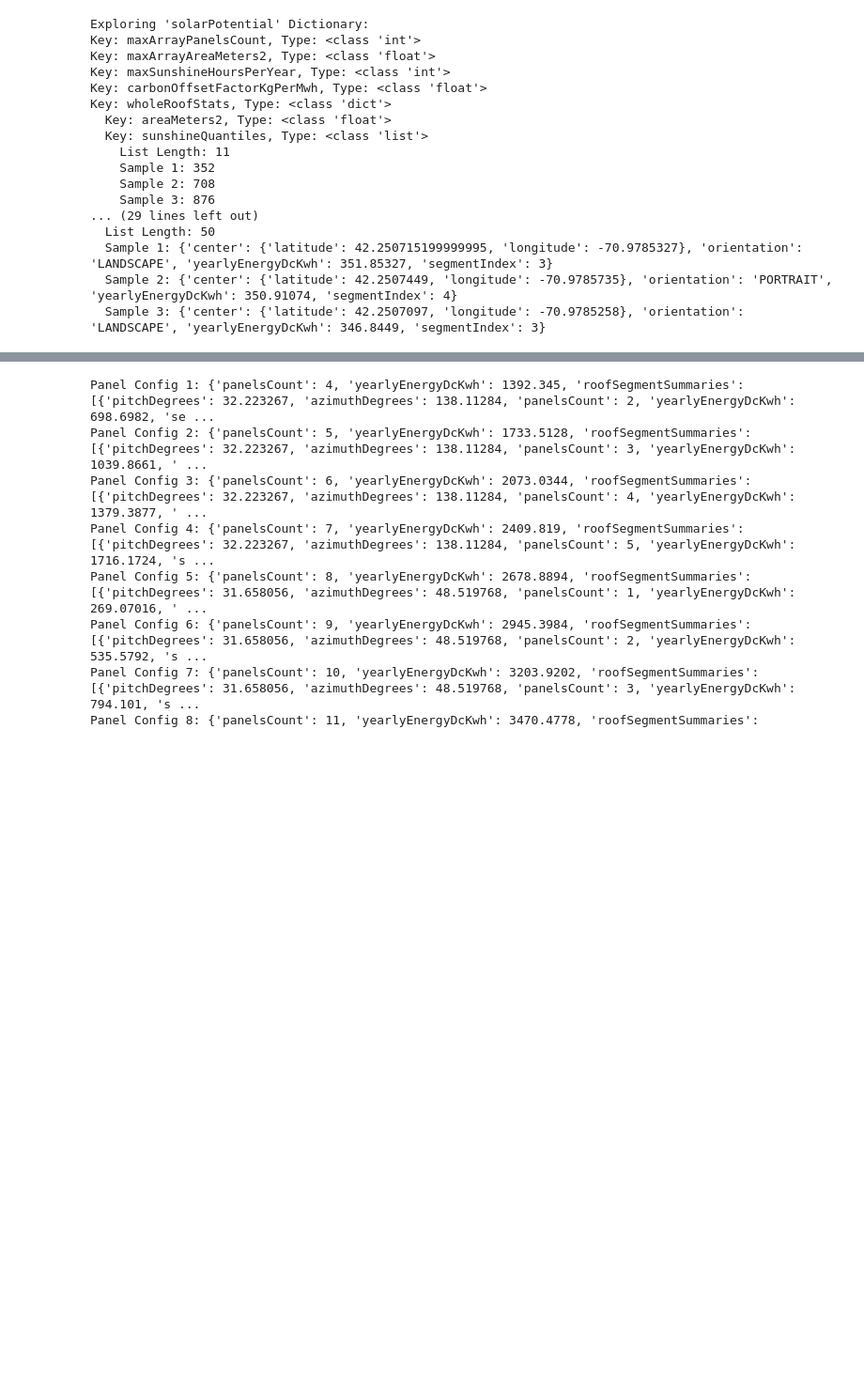
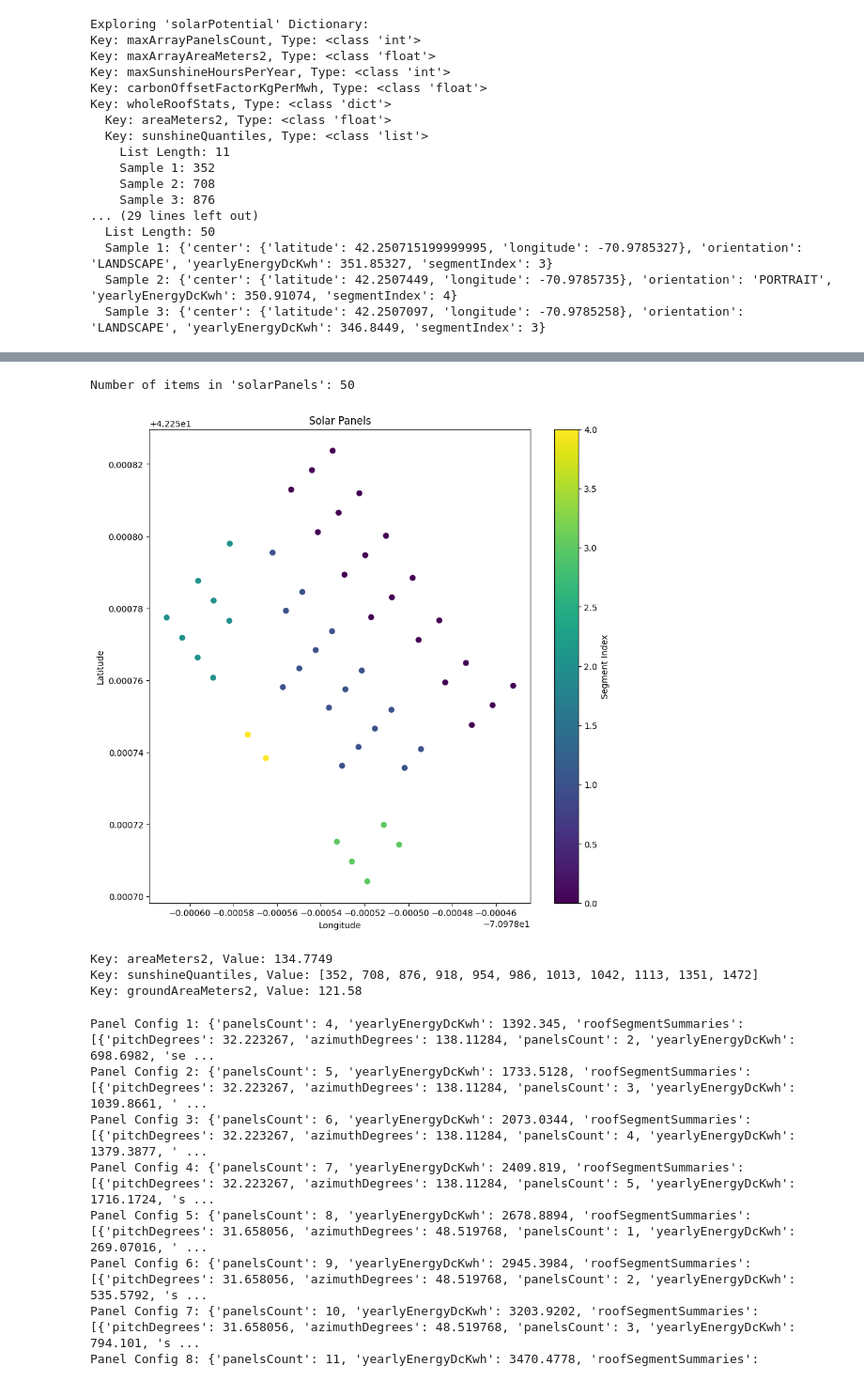
Before and after one commit to momova97/Solar_project, a Jupyter notebook: finance_solar.ipynb, the cells around one changed output, grey strips where cells are left out. Shown: that part at 94% size. Cells and saved outputs as stored; diff of their text form; code cells hidden in the pictures; blank space fills up the shorter version.

```diff
--- a/finance_solar.ipynb
+++ b/finance_solar.ipynb
@@ -164,3 +140,15 @@ Key: wholeRoofStats, Type: <class 'dict'>
   Sample 1: {'center': {'latitude': 42.250715199999995, 'longitude': -70.9785327}, 'orientation': 'LANDSCAPE', 'yearlyEnergyDcKwh': 351.85327, 'segmentIndex': 3}
   Sample 2: {'center': {'latitude': 42.2507449, 'longitude': -70.9785735}, 'orientation': 'PORTRAIT', 'yearlyEnergyDcKwh': 350.91074, 'segmentIndex': 4}
   Sample 3: {'center': {'latitude': 42.2507097, 'longitude': -70.9785258}, 'orientation': 'LANDSCAPE', 'yearlyEnergyDcKwh': 346.8449, 'segmentIndex': 3}
+# %%
+# Extract 'solarPanels' list from the main 'data' dictionary
+solar_panels_data = solarPotential_data.get('solarPanels', [])
+
+# Print the number of items in the list
+print(f"Number of items in 'solarPanels': {len(solar_panels_data)}")
+
+# Loop through a few samples in the list to understand its layout
+for i, sample in enumerate(solar_panels_data):  # Adjust the slice for more or fewer samples
+    print(f"\nSample {i+1}:")
+    for key, value in sample.items():
+        print(f"  Key: {key}, Value: {value}, Type: {type(value).__name__}")
@@ -167,3 +173,58 @@ Key: wholeRoofStats, Type: <class 'dict'>
+# %%
+import matplotlib.pyplot as plt
+
+# Initialize an empty list to store the solar panels data
+solar_panels_data = []
+
+# Extract 'solarPanels' list from the main 'data' dictionary
+solar_panels_list = solarPotential_data.get('solarPanels', [])
+
+# Loop through the list to construct solar_panels_data
+for sample in solar_panels_list:
+    sample_dict = {
+        'center': sample.get('center', {}),
+        'orientation': sample.get('orientation', ''),
+        'yearlyEnergyDcKwh': sample.get('yearlyEnergyDcKwh', 0.0),
+        'segmentIndex': sample.get('segmentIndex', 0)
+    }
+    solar_panels_data.append(sample_dict)
+
+# Output the number of items in the list for verification
+print(f"Number of items in 'solarPanels': {len(solar_panels_data)}")
+# Prepare the coordinates for plotting
+latitudes = [sample['center']['latitude'] for sample in solar_panels_data]
+longitudes = [sample['center']['longitude'] for sample in solar_panels_data]
+colors = [sample['segmentIndex'] for sample in solar_panels_data]
+
+# Create the plot
+plt.figure(figsize=(10, 10))
+sc = plt.scatter(longitudes, latitudes, c=colors, cmap='viridis')
+
+# Add color bar to indicate segmentIndex
+plt.colorbar(sc, label='Segment Index')
+
+# Labels and title
+plt.xlabel('Longitude')
+plt.ylabel('Latitude')
+plt.title('Solar Panels')
+
+# Show the plot
+plt.show()
+# %% [output]
+Number of items in 'solarPanels': 50
+[figure, added]
+# %%
+# Extract 'wholeRoofStats' from the 'solarPotential_data'
+whole_roof_stats = solarPotential_data.get('wholeRoofStats', {})
+
+
+# If you also want to see the values, you can do so as follows:
+for key, value in whole_roof_stats.items():
+    print(f"Key: {key}, Value: {value}")
+# %% [output]
+Key: areaMeters2, Value: 134.7749
+Key: sunshineQuantiles, Value: [352, 708, 876, 918, 954, 986, 1013, 1042, 1113, 1351, 1472]
+Key: groundAreaMeters2, Value: 121.58
 # %%
 
 
```
Also changed, not shown: parts of 10 cells of this notebook, 1 other file.
